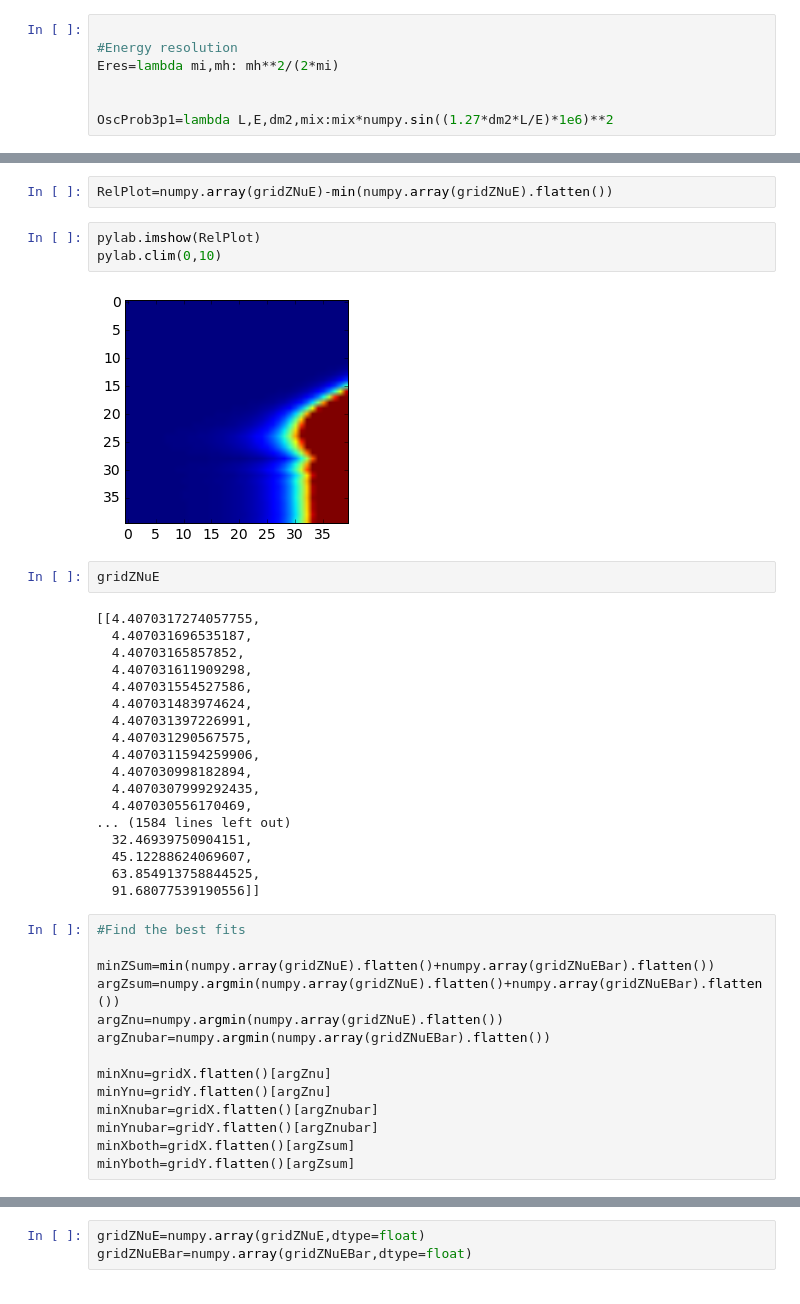
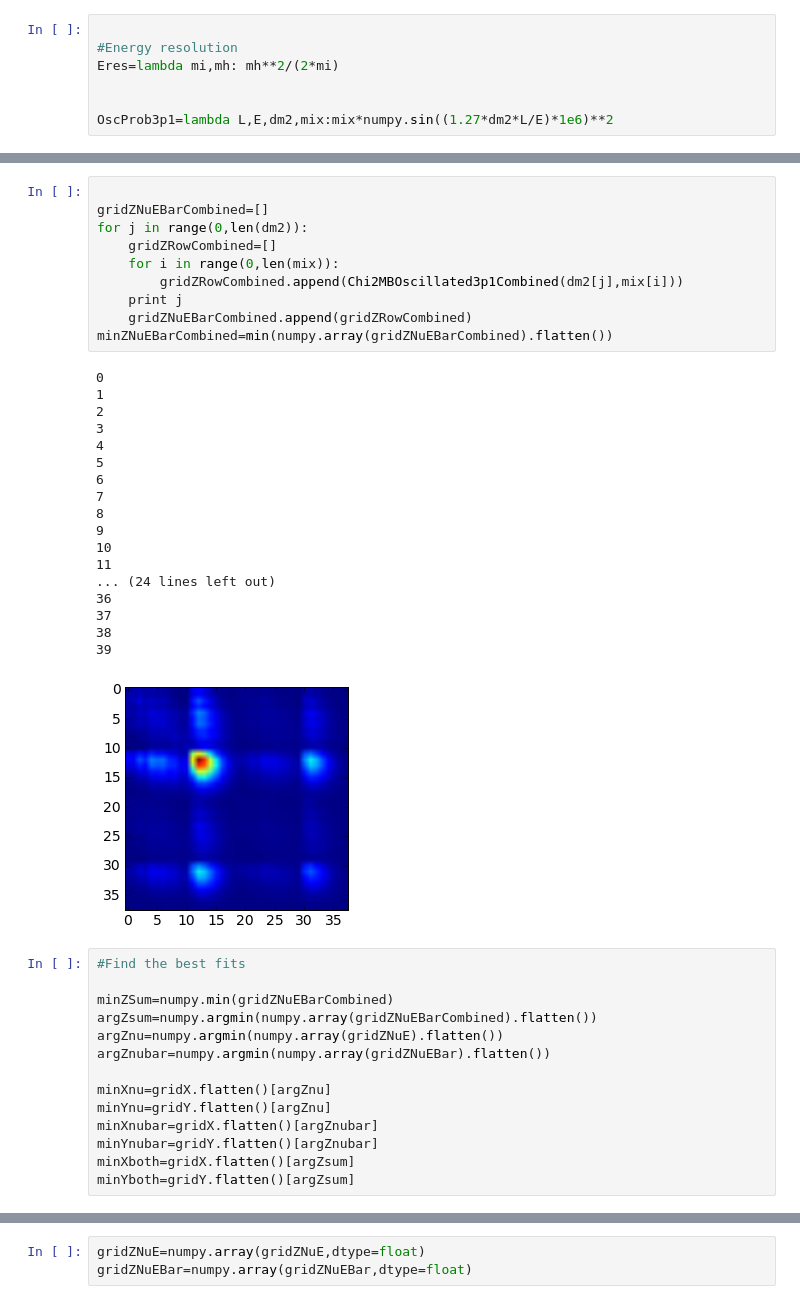
Before and after one commit to echurch/OscProbsNuHiggs, a Jupyter notebook: MBFrom3p1-FullCov.ipynb, the cells around one changed output, grey strips where cells are left out. Saved outputs shown, nothing was run; the diff lists cells and outputs as text.

```diff
--- a/MBFrom3p1-FullCov.ipynb
+++ b/MBFrom3p1-FullCov.ipynb
@@ -194,35 +297,37 @@ minZNuEBar=min(numpy.array(gridZNuEBar).flatten())
-# %%
-RelPlot=numpy.array(gridZNuE)-min(numpy.array(gridZNuE).flatten())
-# %%
-pylab.imshow(RelPlot)
-pylab.clim(0,10)
-# %% [output]
-[figure, removed]
-# %%
-gridZNuE
-# %% [output]
-[[4.4070317274057755,
-  4.407031696535187,
-  4.40703165857852,
-  4.407031611909298,
-  4.407031554527586,
-  4.407031483974624,
-  4.407031397226991,
-  4.407031290567575,
-  4.4070311594259906,
-  4.407030998182894,
-  4.4070307999292435,
-  4.407030556170469,
-... (1584 lines left out)
-  32.46939750904151,
-  45.12288624069607,
-  63.854913758844525,
-  91.68077539190556]]
+# %%
+
+gridZNuEBarCombined=[]
+for j in range(0,len(dm2)):
+    gridZRowCombined=[]
+    for i in range(0,len(mix)):
+        gridZRowCombined.append(Chi2MBOscillated3p1Combined(dm2[j],mix[i]))
+    print j
+    gridZNuEBarCombined.append(gridZRowCombined)
+minZNuEBarCombined=min(numpy.array(gridZNuEBarCombined).flatten())
+# %% [output]
+0
+1
+2
+3
+4
+5
+6
+7
+8
+9
+10
+11
+... (24 lines left out)
+36
+37
+38
+39
+[figure, added]
 # %%
 #Find the best fits
 
-minZSum=min(numpy.array(gridZNuE).flatten()+numpy.array(gridZNuEBar).flatten())
-argZsum=numpy.argmin(numpy.array(gridZNuE).flatten()+numpy.array(gridZNuEBar).flatten())
+minZSum=numpy.min(gridZNuEBarCombined)
+argZsum=numpy.argmin(numpy.array(gridZNuEBarCombined).flatten())
 argZnu=numpy.argmin(numpy.array(gridZNuE).flatten())
 argZnubar=numpy.argmin(numpy.array(gridZNuEBar).flatten())
 
```
Also changed, not shown: parts of 38 cells of this notebook.
